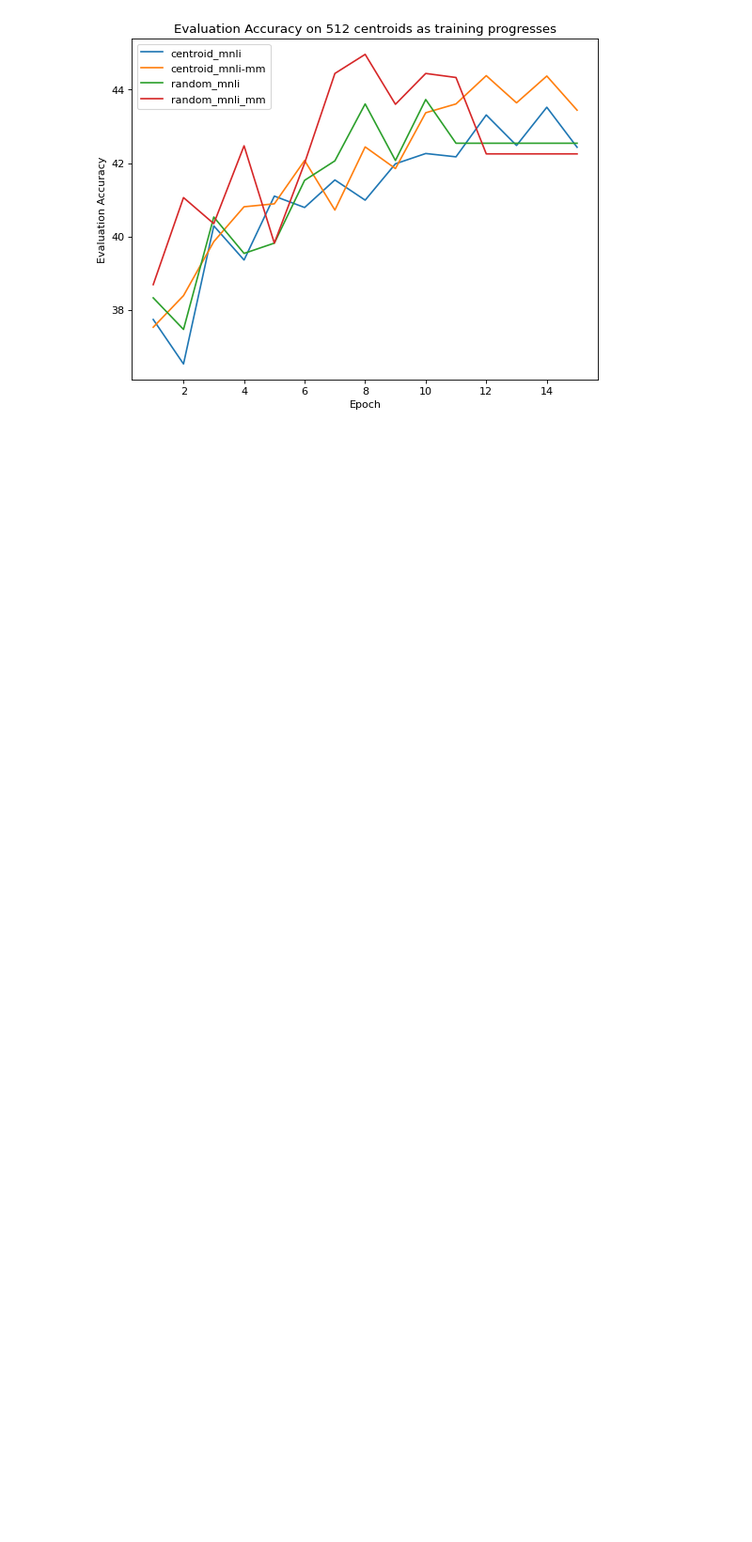
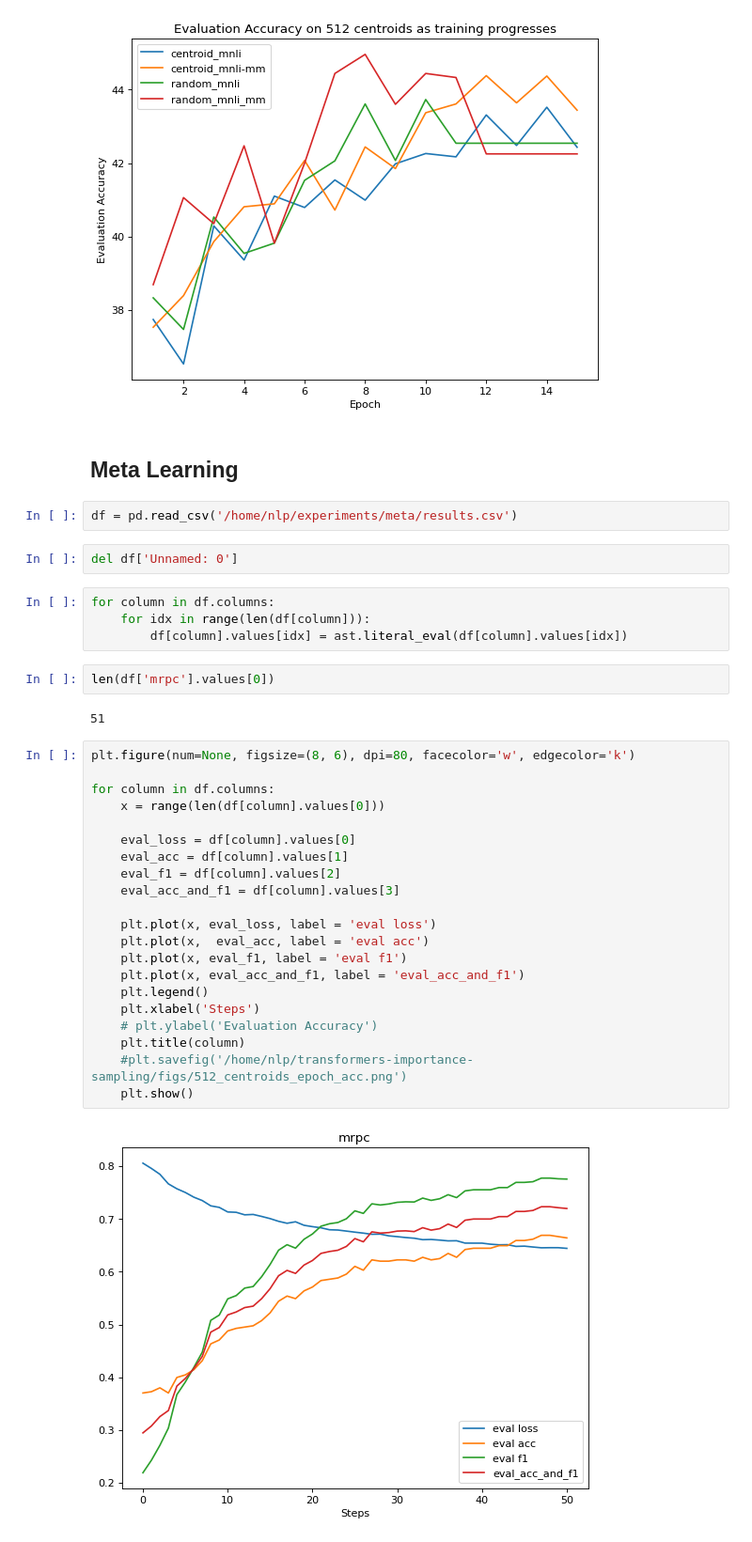
Before and after one commit to prajjwal1/generalize_lm_nli, a Jupyter notebook: nbs/graph_plots.ipynb, the cells around one changed output. Shown at 94% size. Saved outputs shown, nothing was run; the diff lists cells and outputs as text; blank space fills up the shorter version.

```diff
--- a/nbs/graph_plots.ipynb
+++ b/nbs/graph_plots.ipynb
@@ -400,3 +405,40 @@ plt.savefig('/home/nlp/transformers-importance-sampling/figs/512_centroids_epoch
 plt.show()
 # %% [output]
 [figure]
+# %% [markdown]
+## Meta Learning
+# %%
+df = pd.read_csv('/home/nlp/experiments/meta/results.csv')
+# %%
+del df['Unnamed: 0']
+# %%
+for column in df.columns:
+    for idx in range(len(df[column])):
+        df[column].values[idx] = ast.literal_eval(df[column].values[idx])
+# %%
+len(df['mrpc'].values[0])
+# %% [output]
+51
+# %%
+plt.figure(num=None, figsize=(8, 6), dpi=80, facecolor='w', edgecolor='k')
+
+for column in df.columns:
+    x = range(len(df[column].values[0]))
+
+    eval_loss = df[column].values[0]
+    eval_acc = df[column].values[1]
+    eval_f1 = df[column].values[2]
+    eval_acc_and_f1 = df[column].values[3]
+
+    plt.plot(x, eval_loss, label = 'eval loss')
+    plt.plot(x,  eval_acc, label = 'eval acc')
+    plt.plot(x, eval_f1, label = 'eval f1')
+    plt.plot(x, eval_acc_and_f1, label = 'eval_acc_and_f1')
+    plt.legend()
+    plt.xlabel('Steps')
+    # plt.ylabel('Evaluation Accuracy')
+    plt.title(column)
+    #plt.savefig('/home/nlp/transformers-importance-sampling/figs/512_centroids_epoch_acc.png')
+    plt.show()
+# %% [output]
+[figure, added]
```
Also changed, not shown: parts of 31 cells of this notebook, 14 other files.
